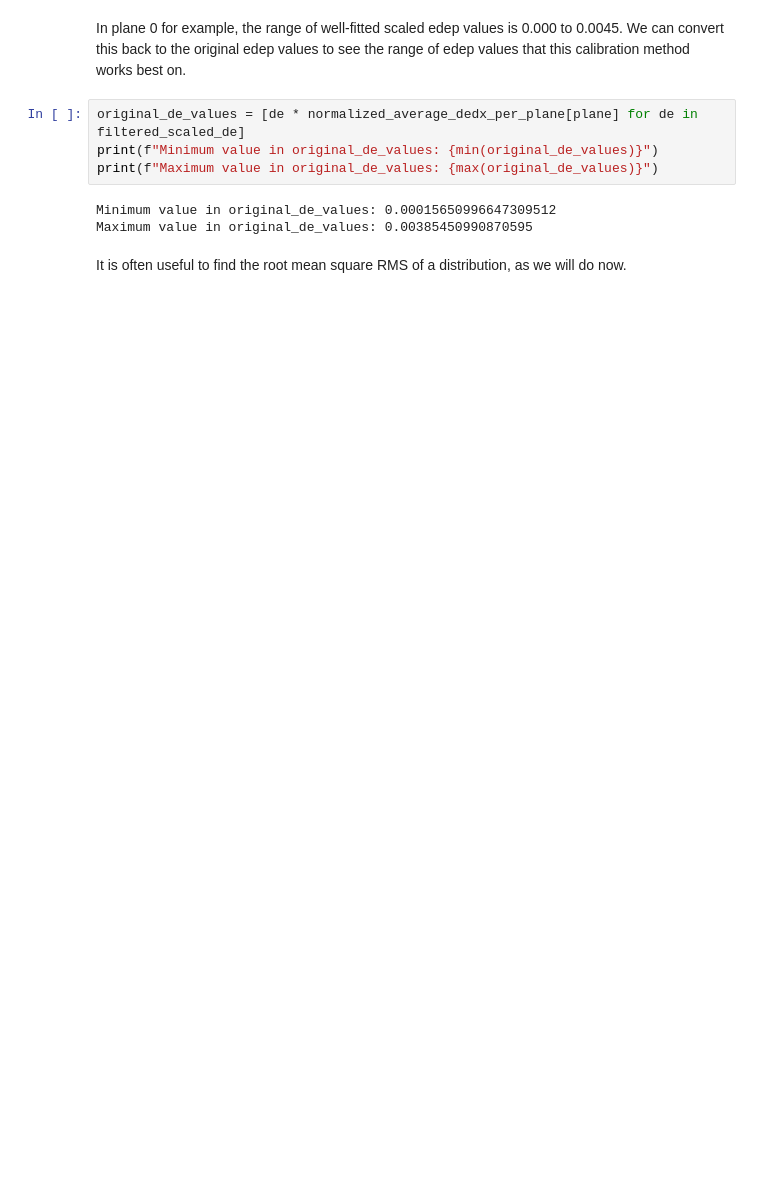
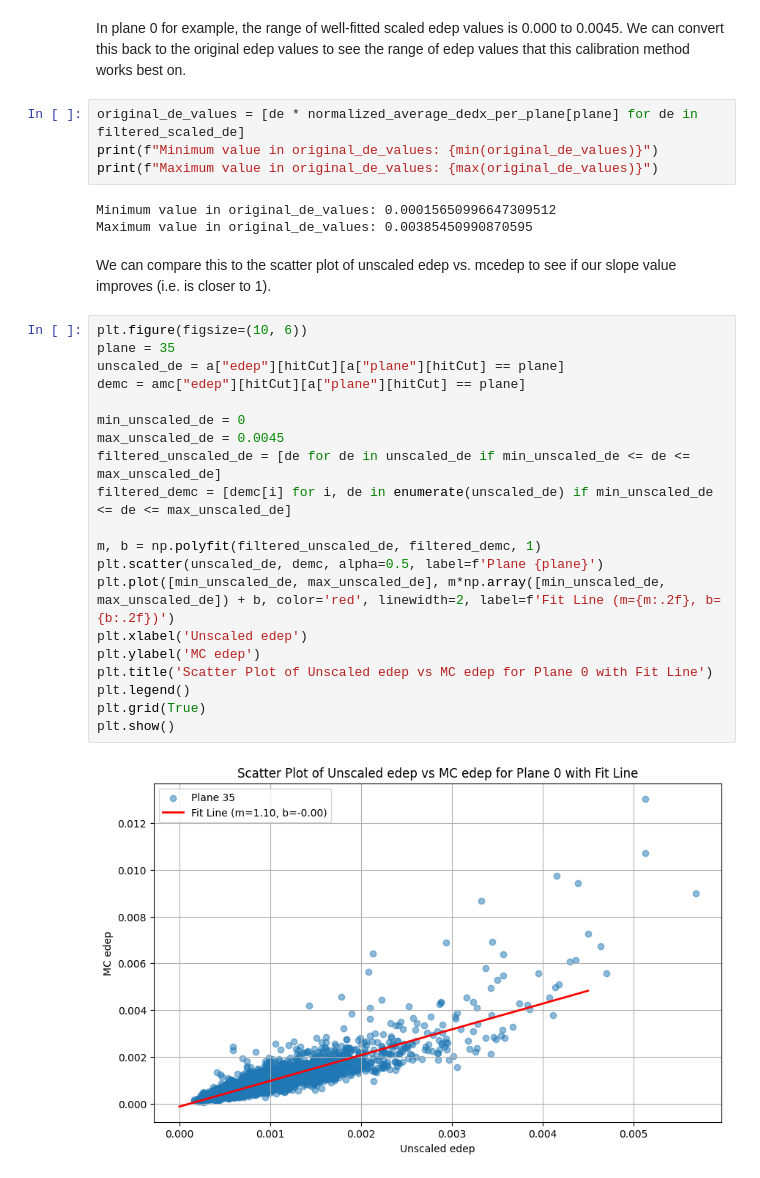
Before and after one commit to cchuster/Mu2e, a Jupyter notebook: main.ipynb, the cells around one changed output. Drawn from its saved outputs; the diff is of its cells as text; blank space fills up the shorter version.

```diff
--- a/main.ipynb
+++ b/main.ipynb
@@ -161,5 +161,27 @@ print(f"Maximum value in original_de_values: {max(original_de_values)}")
 # %% [output]
 Minimum value in original_de_values: 0.00015650996647309512
 Maximum value in original_de_values: 0.00385450990870595
-# %% [markdown]
-It is often useful to find the root mean square RMS of a distribution, as we will do now.
+# %% [markdown]
+We can compare this to the scatter plot of unscaled edep vs. mcedep to see if our slope value improves (i.e. is closer to 1).
+# %%
+plt.figure(figsize=(10, 6))
+plane = 35
+unscaled_de = a["edep"][hitCut][a["plane"][hitCut] == plane]
+demc = amc["edep"][hitCut][a["plane"][hitCut] == plane]
+
+min_unscaled_de = 0
+max_unscaled_de = 0.0045
+filtered_unscaled_de = [de for de in unscaled_de if min_unscaled_de <= de <= max_unscaled_de]
+filtered_demc = [demc[i] for i, de in enumerate(unscaled_de) if min_unscaled_de <= de <= max_unscaled_de]
+
+m, b = np.polyfit(filtered_unscaled_de, filtered_demc, 1)
+plt.scatter(unscaled_de, demc, alpha=0.5, label=f'Plane {plane}')
+plt.plot([min_unscaled_de, max_unscaled_de], m*np.array([min_unscaled_de, max_unscaled_de]) + b, color='red', linewidth=2, label=f'Fit Line (m={m:.2f}, b={b:.2f})')
+plt.xlabel('Unscaled edep')
+plt.ylabel('MC edep')
+plt.title('Scatter Plot of Unscaled edep vs MC edep for Plane 0 with Fit Line')
+plt.legend()
+plt.grid(True)
+plt.show()
+# %% [output]
+[figure, added]
```
Also changed, not shown: parts of 5 cells of this notebook.
